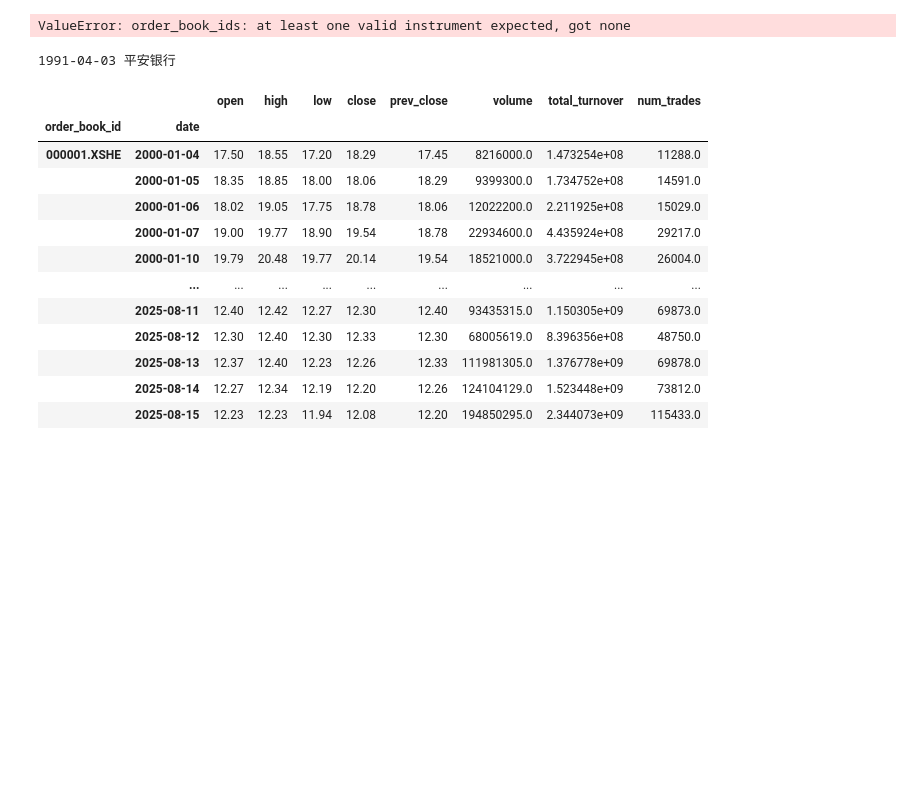
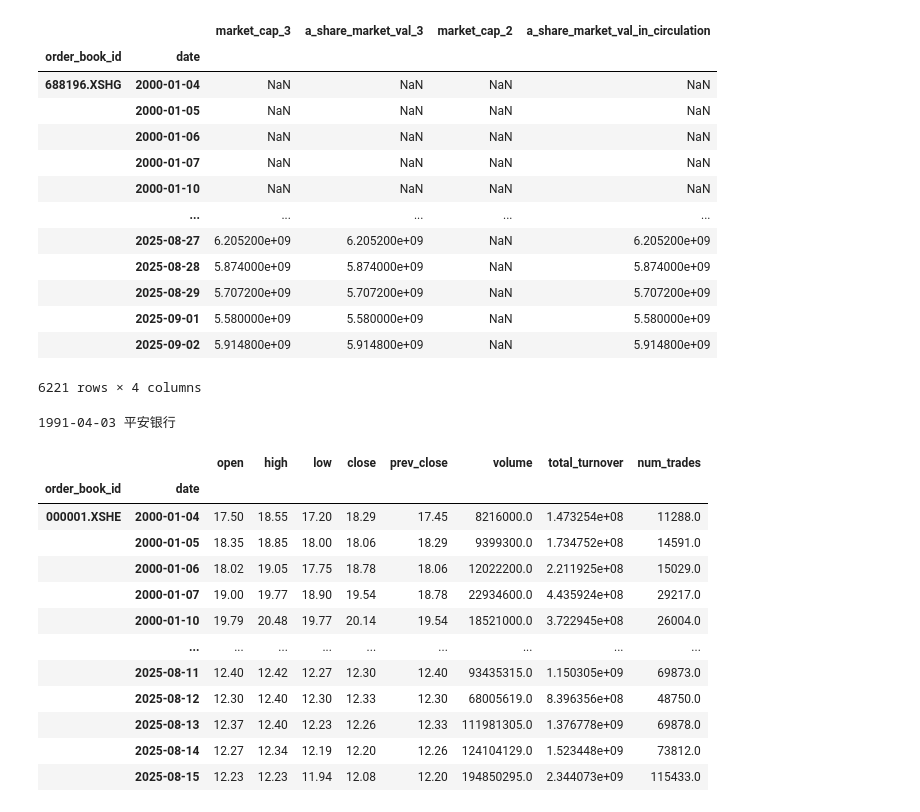
Before and after one commit to linpeng782/deep_model, a Jupyter notebook: notebooks/factor_database.ipynb, the cells around one changed output. Cells and saved outputs as stored; diff of their text form; code cells hidden in the pictures; blank space fills up the shorter version.

```diff
--- a/notebooks/factor_database.ipynb
+++ b/notebooks/factor_database.ipynb
@@ -31,20 +31,33 @@ plt.rcParams["axes.unicode_minus"] = False
 import warnings
 
 warnings.filterwarnings("ignore")
-# %%
-
-get_price(stock_code)
-# %% [output]
-ValueError: order_book_ids: at least one valid instrument expected, got none
 # %%
 start_date = "2000-01-01"
-end_date = "2025-07-01"
-index_item = "000985.XSHG"
-stock_universe = INDEX_FIX(start_date, end_date, index_item)
-stock_list = stock_universe.columns.tolist()
-date_list = stock_universe.index.tolist()
-stock_universe.index.name = "datetime"
-stock_universe.columns.name = "order_book_id"
+end_date = "2025-09-02"
+stock_symbol = ["688196.XSHG"]
+# %%
+factors = [
+    "market_cap_3",
+    "a_share_market_val_3",
+    "market_cap_2",
+    "a_share_market_val_in_circulation",
+]
+get_factor(stock_symbol, factors, start_date, end_date)
+# %% [output]
+|  |  | market_cap_3 | a_share_market_val_3 | market_cap_2 | a_share_market_val_in_circulation |
+| order_book_id | date |  |  |  |  |
+| 688196.XSHG | 2000-01-04 | NaN | NaN | NaN | NaN |
+|  | 2000-01-05 | NaN | NaN | NaN | NaN |
+|  | 2000-01-06 | NaN | NaN | NaN | NaN |
+|  | 2000-01-07 | NaN | NaN | NaN | NaN |
+|  | 2000-01-10 | NaN | NaN | NaN | NaN |
+|  | ... | ... | ... | ... | ... |
+|  | 2025-08-27 | 6.205200e+09 | 6.205200e+09 | NaN | 6.205200e+09 |
+|  | 2025-08-28 | 5.874000e+09 | 5.874000e+09 | NaN | 5.874000e+09 |
+|  | 2025-08-29 | 5.707200e+09 | 5.707200e+09 | NaN | 5.707200e+09 |
+|  | 2025-09-01 | 5.580000e+09 | 5.580000e+09 | NaN | 5.580000e+09 |
+|  | 2025-09-02 | 5.914800e+09 | 5.914800e+09 | NaN | 5.914800e+09 |
+6221 rows × 4 columns
 # %%
 stacked_universe = (
     stock_universe.stack("order_book_id").swaplevel().sort_index().to_frame("signal")
```
Also changed, not shown: 9 other files.
